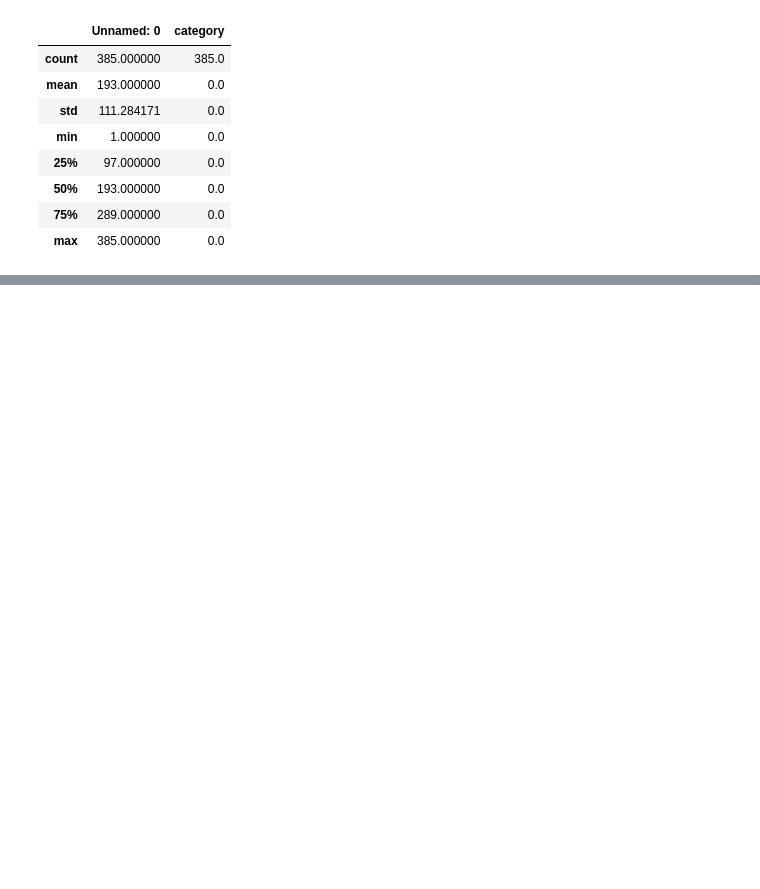
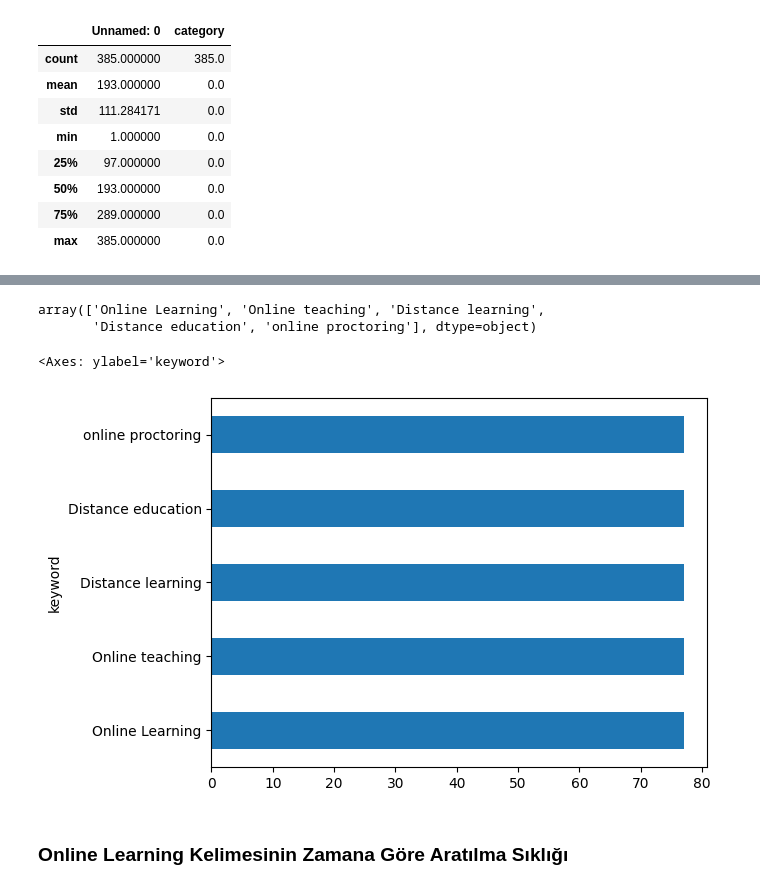
Before and after one commit to ElifFCebeci/Covid19-impact-on-digital-learning, a Jupyter notebook: prob.ipynb, the cells around one changed output, grey strips where cells are left out. Saved outputs shown, nothing was run; the diff lists cells and outputs as text; code cells hidden in the pictures; blank space fills up the shorter version.

```diff
--- a/prob.ipynb
+++ b/prob.ipynb
@@ -129,0 +139,13 @@ df.describe(include = "all").T
+# %%
+kat_df.keyword.unique()
+# %% [output]
+array(['Online Learning', 'Online teaching', 'Distance learning',
+       'Distance education', 'online proctoring'], dtype=object)
+# %%
+# Veri seti düzenlenmiş olduğu için eşit sayıda kelime incelenmiştir.
+df["keyword"].value_counts().plot.barh()
+# %% [output]
+<Axes: ylabel='keyword'>
+[figure, added]
+# %% [markdown]
+### Online Learning Kelimesinin Zamana Göre Aratılma Sıklığı
```
Also changed, not shown: parts of 18 cells of this notebook.
